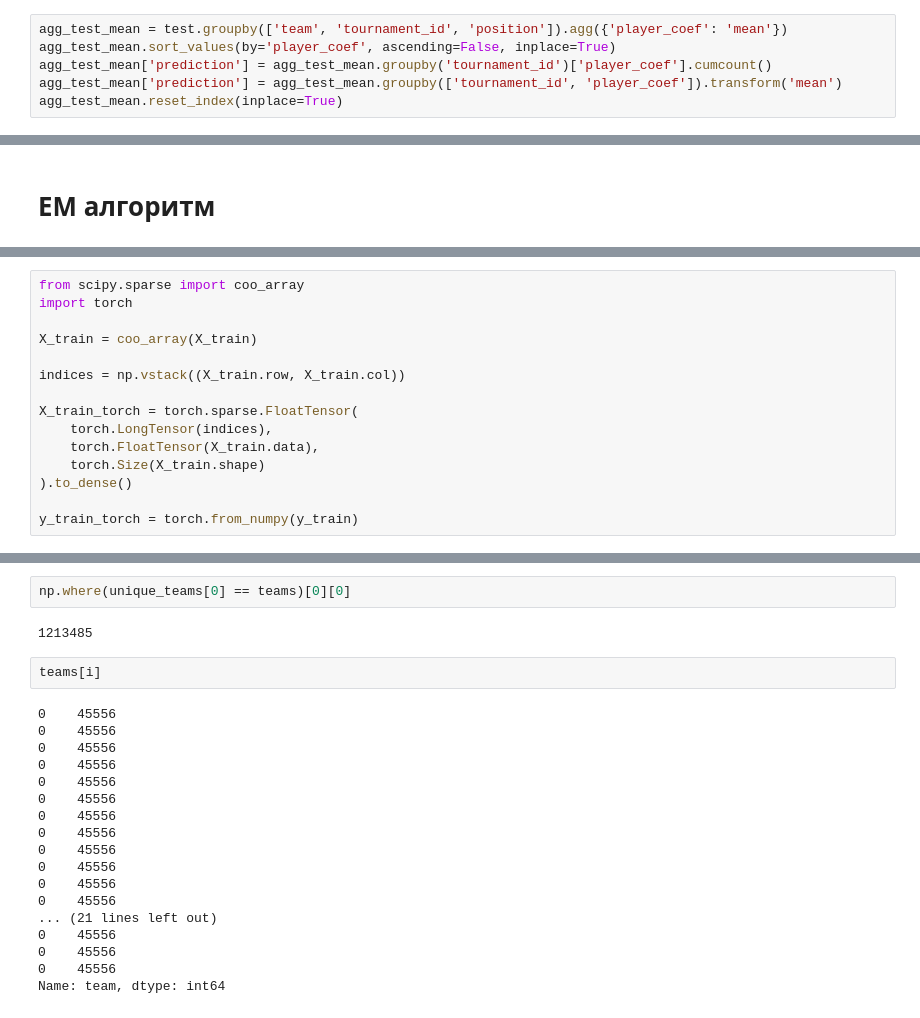
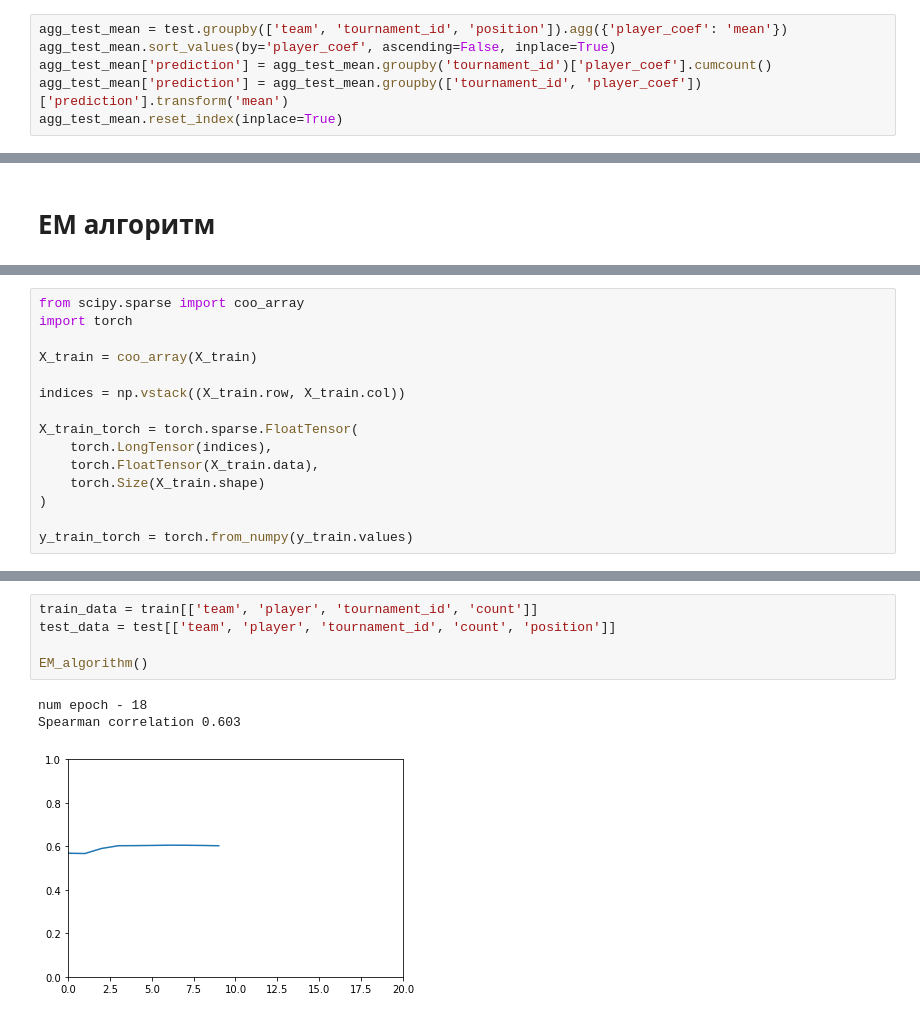
Before and after one commit to eugeneshar/made_ad_ml, a Jupyter notebook: Lab02.ipynb, the cells around one changed output, grey strips where cells are left out. Saved outputs shown, nothing was run; the diff lists cells and outputs as text.

```diff
--- a/Lab02.ipynb
+++ b/Lab02.ipynb
@@ -370,7 +370,7 @@ p-значение: 0.0
 agg_test_mean = test.groupby(['team', 'tournament_id', 'position']).agg({'player_coef': 'mean'})
 agg_test_mean.sort_values(by='player_coef', ascending=False, inplace=True)
 agg_test_mean['prediction'] = agg_test_mean.groupby('tournament_id')['player_coef'].cumcount()
-agg_test_mean['prediction'] = agg_test_mean.groupby(['tournament_id', 'player_coef']).transform('mean')
+agg_test_mean['prediction'] = agg_test_mean.groupby(['tournament_id', 'player_coef'])['prediction'].transform('mean')
 agg_test_mean.reset_index(inplace=True)
 # %%
 from scipy.stats import spearmanr, kendalltau
@@ -415,7 +426,7 @@ X_train_torch = torch.sparse.FloatTensor(
     torch.LongTensor(indices),
     torch.FloatTensor(X_train.data),
     torch.Size(X_train.shape)
-).to_dense()
+)
 
-y_train_torch = torch.from_numpy(y_train)
+y_train_torch = torch.from_numpy(y_train.values)
 # %%
@@ -430,24 +493,9 @@ TypeError: sparse matrix length is ambiguous; use getnnz() or shape[0]
-# %%
-np.where(unique_teams[0] == teams)[0][0]
-# %% [output]
-1213485
-# %%
-teams[i]
-# %% [output]
-0    45556
-0    45556
-0    45556
-0    45556
-0    45556
-0    45556
-0    45556
-0    45556
-0    45556
-0    45556
-0    45556
-0    45556
-... (21 lines left out)
-0    45556
-0    45556
-0    45556
-Name: team, dtype: int64
+# %%
+train_data = train[['team', 'player', 'tournament_id', 'count']]
+test_data = test[['team', 'player', 'tournament_id', 'count', 'position']]
+
+EM_algorithm()
+# %% [output]
+num epoch - 18
+Spearman correlation 0.603
+[figure, added]
```
Also changed, not shown: parts of 11 cells of this notebook.
